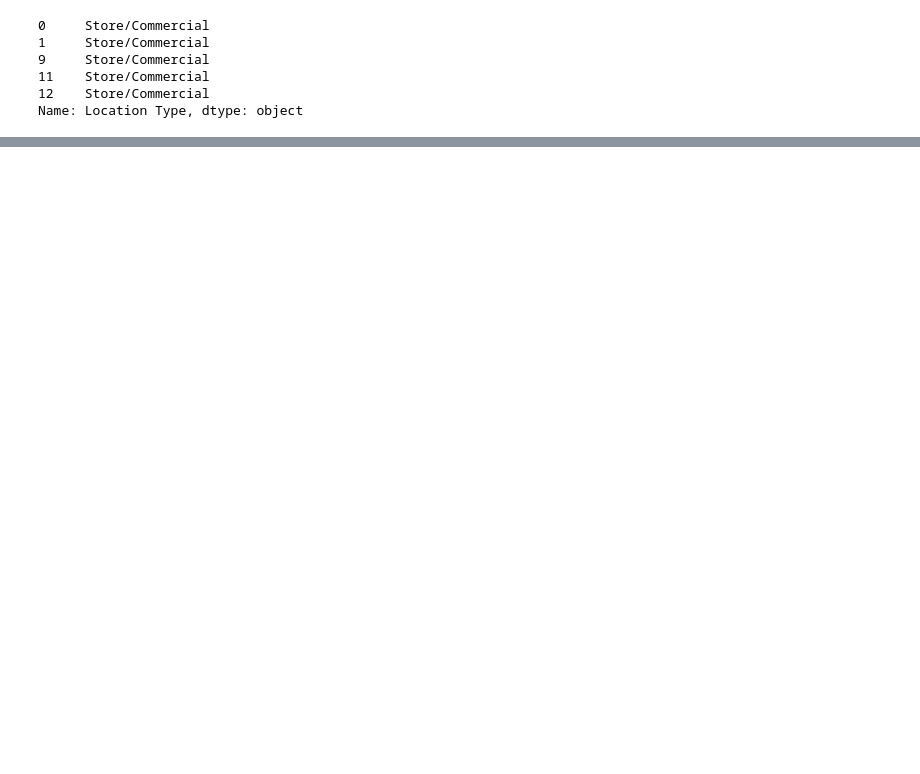
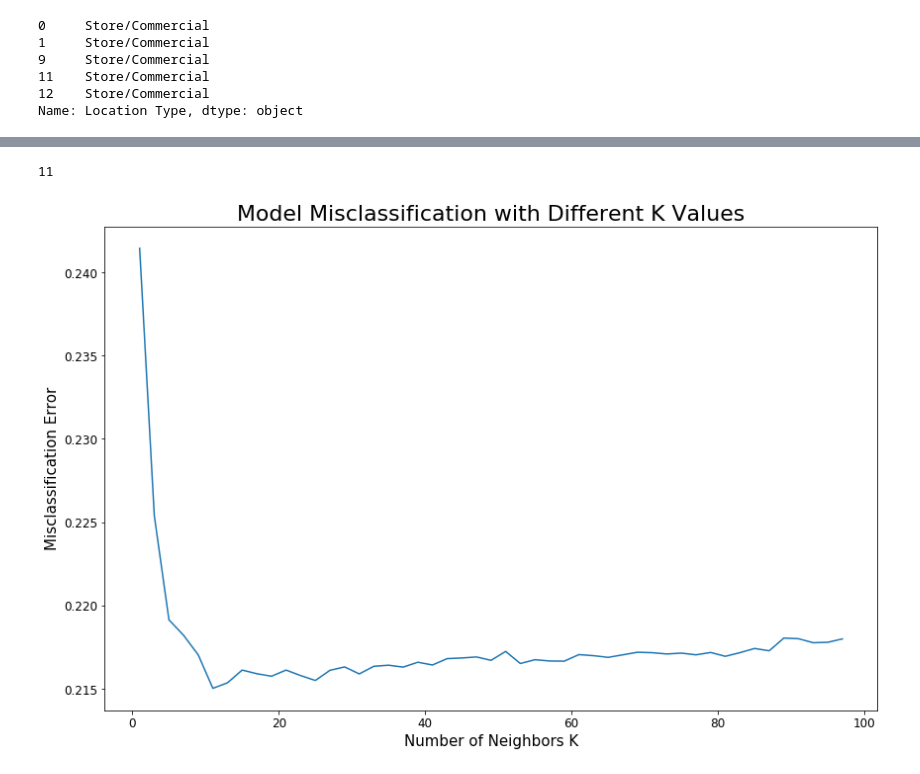
Before and after one commit to TrifectaIII/Data-Science-Final, a Jupyter notebook: DataScienceFinal.ipynb, the cells around one changed output, grey strips where cells are left out. Saved outputs shown, nothing was run; the diff lists cells and outputs as text; code cells hidden in the pictures; blank space fills up the shorter version.

```diff
--- a/DataScienceFinal.ipynb
+++ b/DataScienceFinal.ipynb
@@ -682,0 +683,23 @@ Text(0.5,1,'Model Accuracy with Different K Values')
+# %%
+cv_scores = []
+
+for x in range (1,99,2):
+    KNC = KNeighborsClassifier(n_neighbors=x, weights = 'distance')
+    scores = cross_val_score(KNC, X, y, cv=10, scoring='accuracy')
+    cv_scores.append(scores.mean())
+
+MSE = [1 - x for x in cv_scores]
+
+# determining best k
+optimal_k = range (1,99,2)[MSE.index(min(MSE))]
+print (optimal_k)
+# %% [output]
+11
+# %%
+plt.plot(range (1,99,2), MSE)
+plt.xlabel('Number of Neighbors K')
+plt.ylabel('Misclassification Error')
+plt.title('Model Misclassification with Different K Values')
+plt.show()
+# %% [output]
+[figure, added]
```
Also changed, not shown: parts of 8 cells of this notebook.
